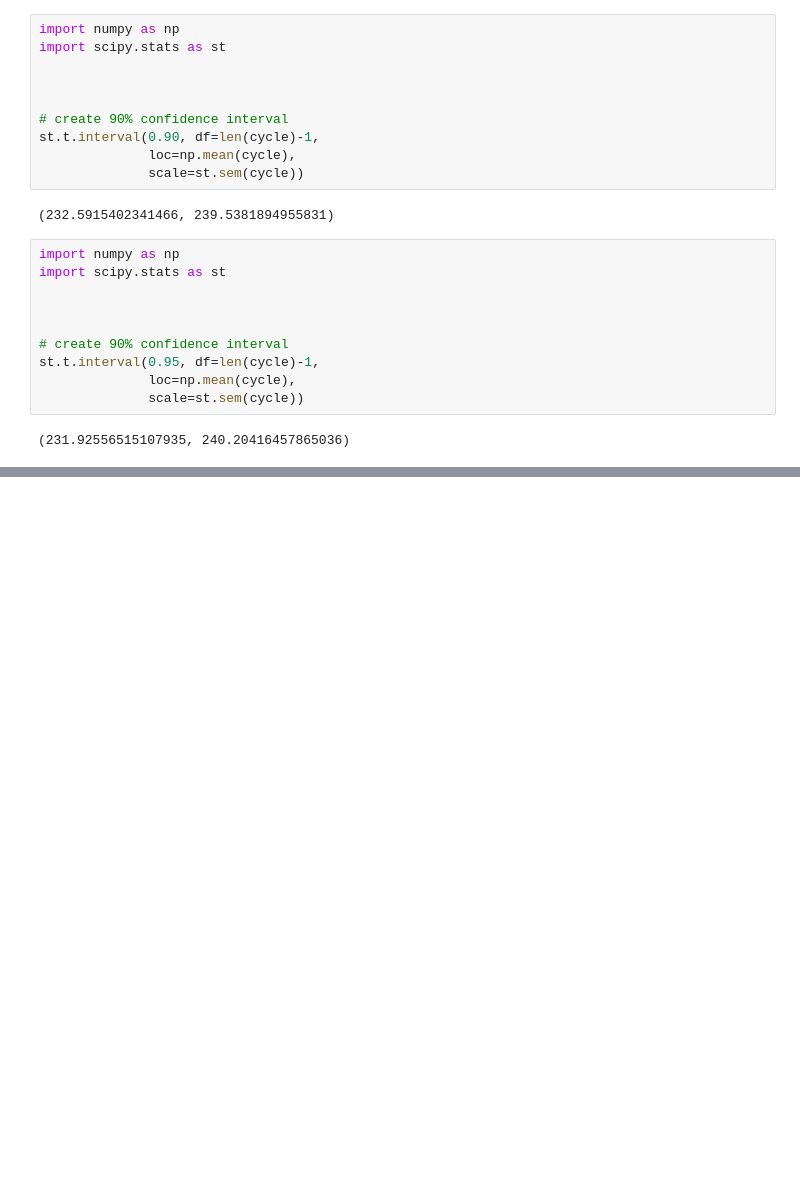
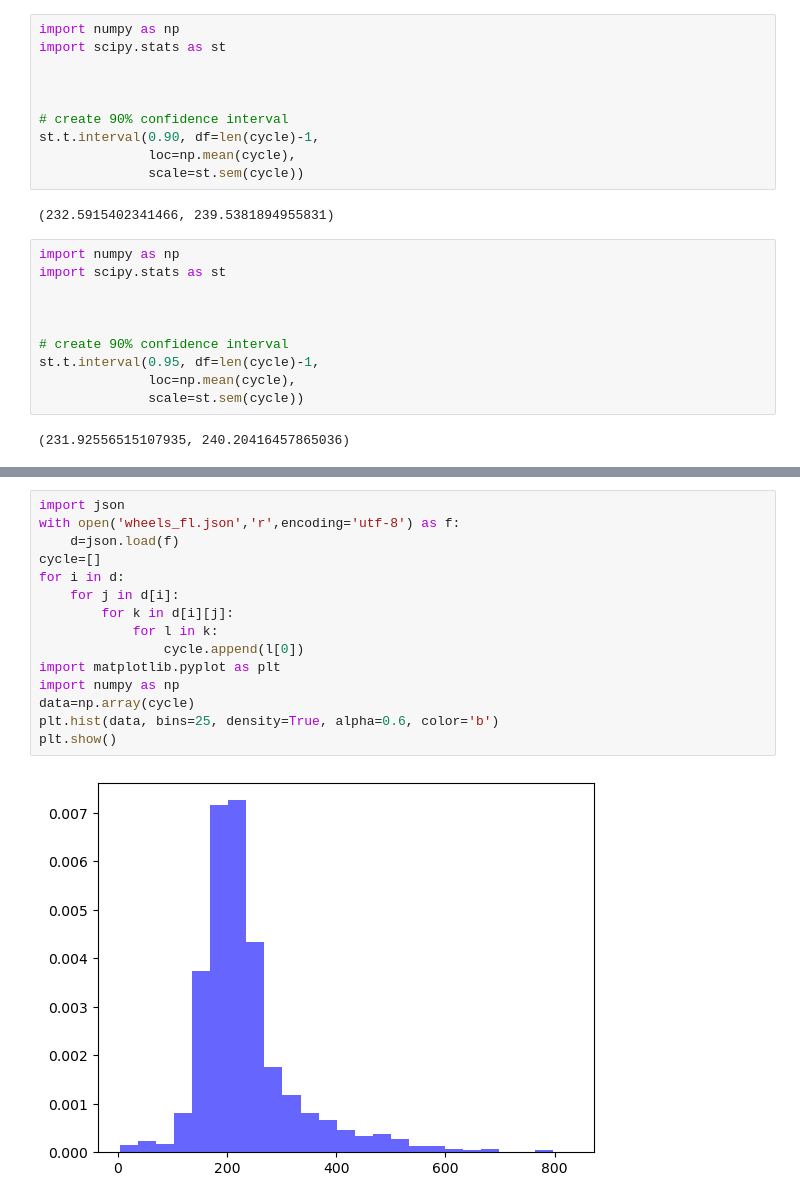
Before and after one commit to makejeef/amro, a Jupyter notebook: fl_data.ipynb, the cells around one changed output, grey strips where cells are left out. Drawn from its saved outputs; the diff is of its cells as text; blank space fills up the shorter version.

```diff
--- a/fl_data.ipynb
+++ b/fl_data.ipynb
@@ -444,0 +447,17 @@ with open('wheels_fl.json','r',encoding='utf-8') as f:
+# %%
+import json
+with open('wheels_fl.json','r',encoding='utf-8') as f:
+    d=json.load(f)
+cycle=[]
+for i in d:
+    for j in d[i]:
+        for k in d[i][j]:
+            for l in k:
+                cycle.append(l[0])
+import matplotlib.pyplot as plt
+import numpy as np
+data=np.array(cycle)
+plt.hist(data, bins=25, density=True, alpha=0.6, color='b')
+plt.show()
+# %% [output]
+[figure, added]
```
Also changed, not shown: parts of 1 cell of this notebook.
